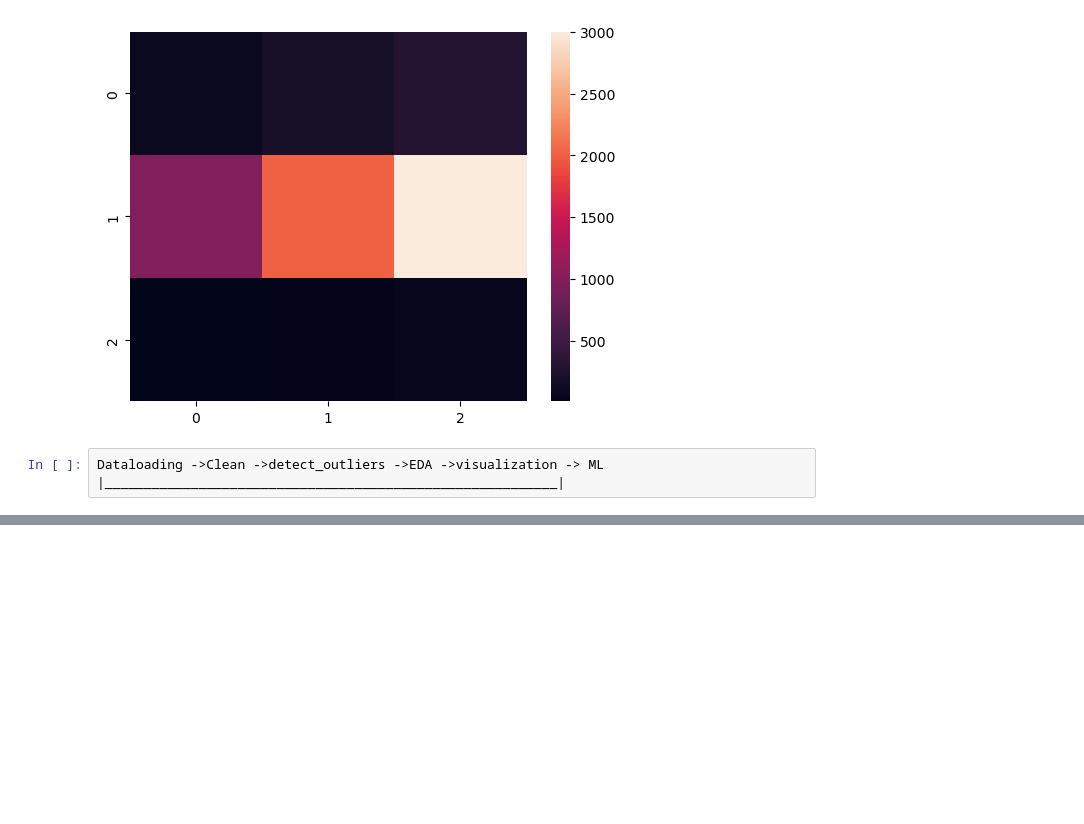
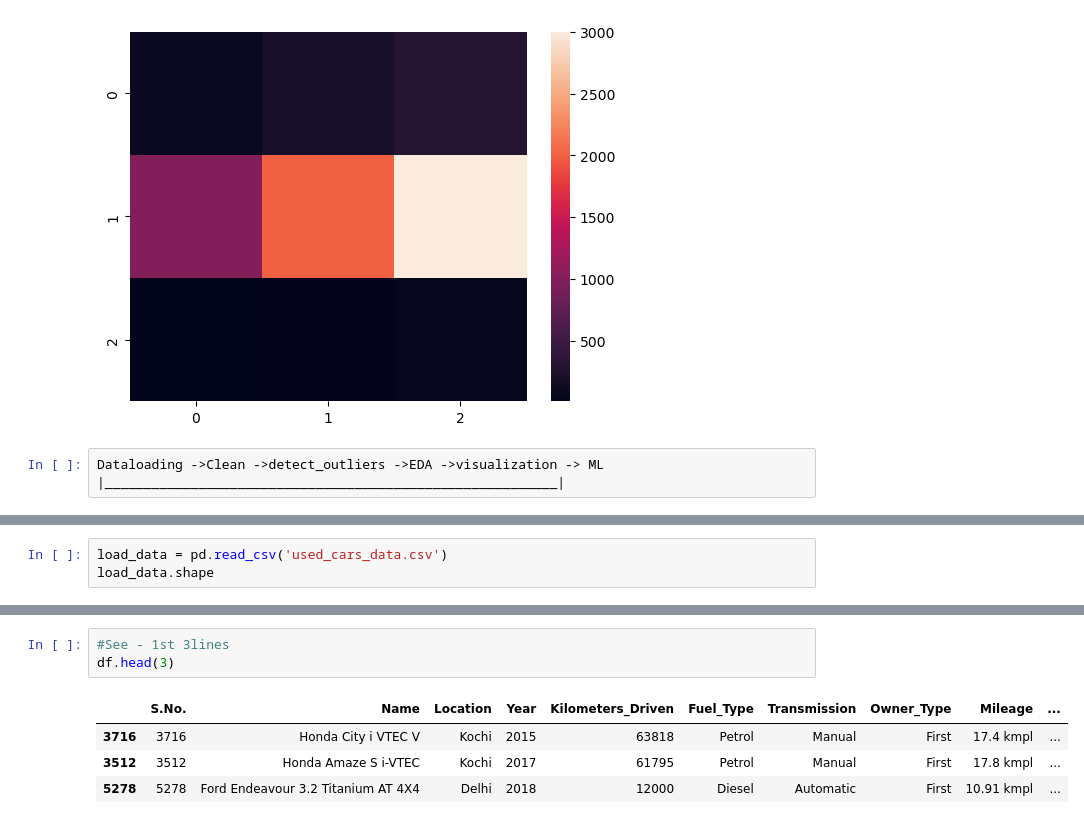
Before and after one commit to pakarthikstudent/DataEngineering__MLOps, a Jupyter notebook: DAY2/DE-2.ipynb, the cells around one changed output, grey strips where cells are left out. Drawn from its saved outputs; the diff is of its cells as text; blank space fills up the shorter version.

```diff
--- a/DAY2/DE-2.ipynb
+++ b/DAY2/DE-2.ipynb
@@ -955,0 +956,3 @@ Dataloading ->Clean ->detect_outliers ->EDA ->visualization -> ML
+# %%
+load_data = pd.read_csv('used_cars_data.csv')
+load_data.shape
@@ -955,0 +1008,8 @@ Dataloading ->Clean ->detect_outliers ->EDA ->visualization -> ML
+# %%
+#See - 1st 3lines
+df.head(3)
+# %% [output]
+|  | S.No. | Name | Location | Year | Kilometers_Driven | Fuel_Type | Transmission | Owner_Type | Mileage | ... |
+| 3716 | 3716 | Honda City i VTEC V | Kochi | 2015 | 63818 | Petrol | Manual | First | 17.4 kmpl | ... |
+| 3512 | 3512 | Honda Amaze S i-VTEC | Kochi | 2017 | 61795 | Petrol | Manual | First | 17.8 kmpl | ... |
+| 5278 | 5278 | Ford Endeavour 3.2 Titanium AT 4X4 | Delhi | 2018 | 12000 | Diesel | Automatic | First | 10.91 kmpl | ... |
```
Also changed, not shown: parts of 26 cells of this notebook.
